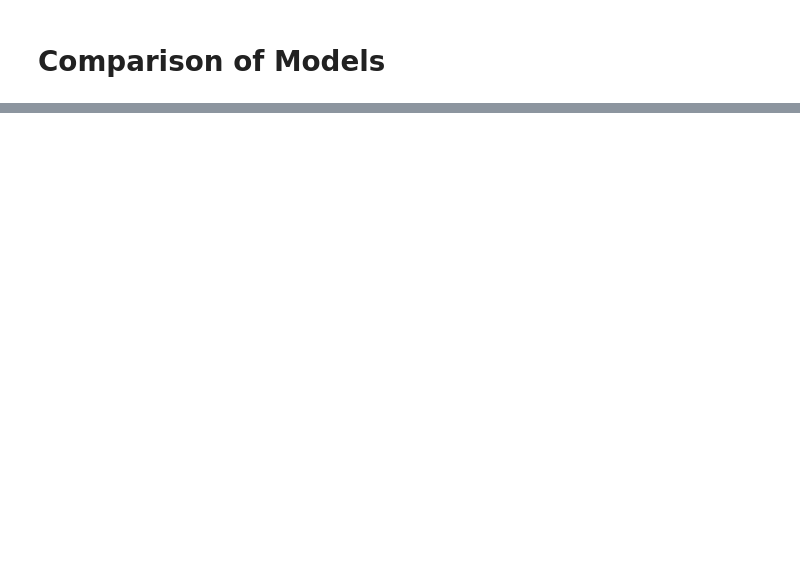
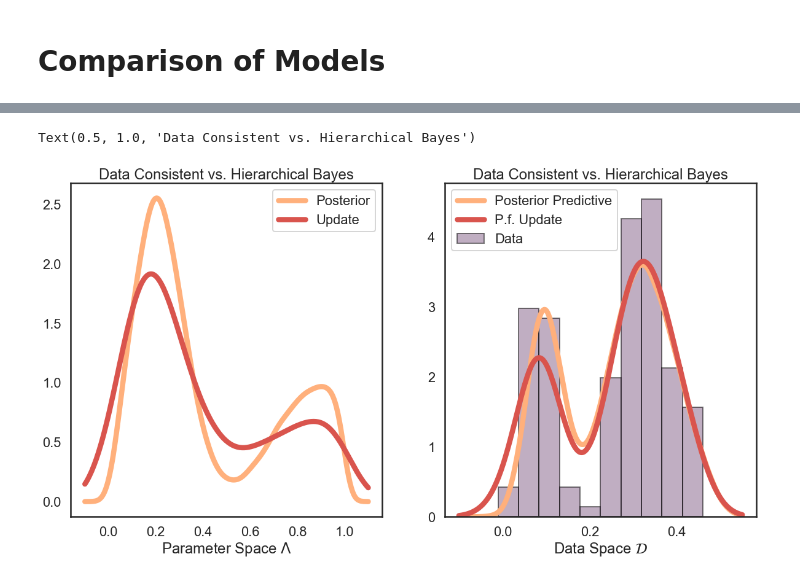
Before and after one commit to mathematicalmichael/jsm19, a Jupyter notebook: SIAM_CSE19_Poster-Distribution.ipynb, the cells around one changed output, grey strips where cells are left out. Cells and saved outputs as stored; diff of their text form; code cells hidden in the pictures; blank space fills up the shorter version.

```diff
--- a/SIAM_CSE19_Poster-Distribution.ipynb
+++ b/SIAM_CSE19_Poster-Distribution.ipynb
@@ -399,19 +460,26 @@ ax.legend()
 # %%
 final_fig, axes = plt.subplots(1,2)
 final_fig.set_figheight(10)
 
-bayes_color = 'green'
-dci_color = 'orange'
+bayes_color = 'xkcd:peach'
+dci_color = 'xkcd:pale red'
 
 # compare in lambda
 ax = axes[0]
 ax.plot(x_lam,posterior_kde(x_lam),label='Posterior',color=bayes_color)
 ax.plot(x_lam,updated_dist(x_lam),label='Update',color=dci_color)
 ax.legend()
+ax.set_xlabel('Parameter Space $\\Lambda$')
+ax.set_title('Data Consistent vs. Hierarchical Bayes')
 
 # compare in data
 ax = axes[1]
-ax.hist(data_sample,density=True,label='Data',color=c_data)
+ax.hist(data_sample,density=True,label='Data',color=c_data,edgecolor='k',alpha=0.5)
+ax.plot(x_q,pp_kde(x_q),label='Posterior Predictive',color=bayes_color)
 ax.plot(x_q,data_dist(x_q),color=dci_color,label='P.f. Update')
-ax.plot(x_q,pp_kde(x_q),label='Posterior Predictive',color=bayes_color)
 ax.legend()
+ax.set_xlabel('Data Space $\mathcal{D}$')
+ax.set_title('Data Consistent vs. Hierarchical Bayes')
+# %% [output]
+Text(0.5, 1.0, 'Data Consistent vs. Hierarchical Bayes')
+[figure, added]
```
Also changed, not shown: parts of 20 cells of this notebook.
